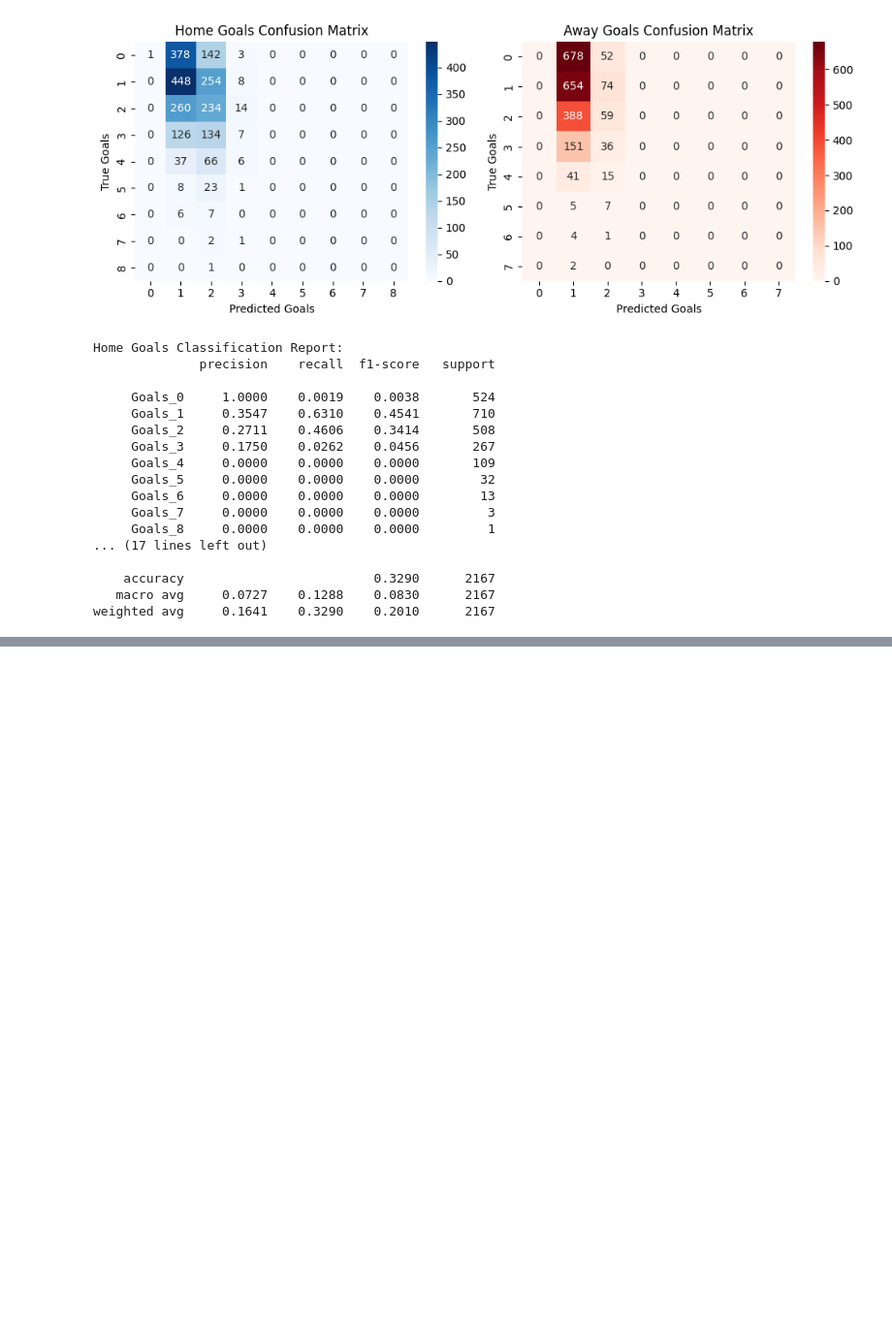
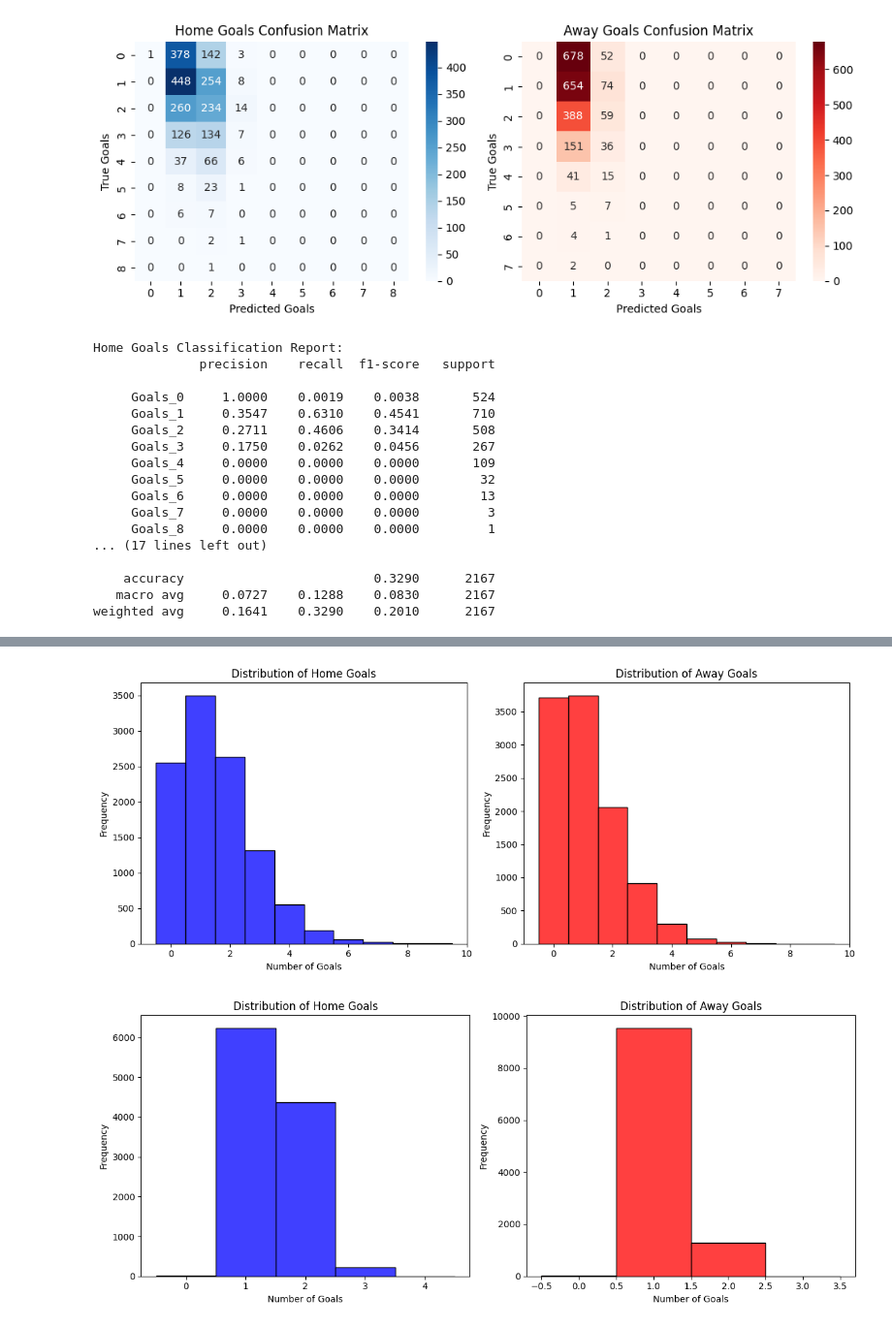
Before and after one commit to Mandchouno/PL-prediction, a Jupyter notebook: PL-Classifier/FFNN_results_pred.ipynb, the cells around one changed output, grey strips where cells are left out. Shown at 97% size. Drawn from its saved outputs; the diff is of its cells as text; code cells hidden in the pictures; blank space fills up the shorter version.

Commit message:
Comparision of frequency of goals

```diff
--- a/PL-Classifier/FFNN_results_pred.ipynb
+++ b/PL-Classifier/FFNN_results_pred.ipynb
@@ -375,18 +375,16 @@ new_data = df_matches.copy()
 # Predict for new data
 new_data_scaled = scaler.transform(new_data[feature_cols].values)
 home_pred_new, away_pred_new = model.predict(new_data_scaled)
+# home_pred_new, away_pred_new = model.predict(new_data_scaled)
 
 # Round to integers and add to DataFrame
-new_data['Predicted_HomeGoals'] = np.round(home_pred_new).flatten().astype(int)
-new_data['Predicted_AwayGoals'] = np.round(away_pred_new).flatten().astype(int)
+new_data['HomeGoals'] = np.round(home_pred_new).flatten().astype(int)
+new_data['AwayGoals'] = np.round(away_pred_new).flatten().astype(int)
 
 # Save to CSV
-new_data[['HomeTeam', 'AwayTeam', 'Predicted_HomeGoals', 'Predicted_AwayGoals']].to_csv(
-    'match_goals_predictions.csv',
-    index=False
-)
+new_data.to_csv('match_goals_predictions.csv', index=False)
 
 # Preview
-print(new_data[['HomeTeam', 'AwayTeam', 'Predicted_HomeGoals', 'Predicted_AwayGoals']].head())
+print(new_data[['HomeTeam', 'AwayTeam', 'HomeGoals', 'AwayGoals']].head())
 # %% [output]
 339/339 [==============================] - 0s 1ms/step
@@ -398,0 +397,41 @@ print(new_data[['HomeTeam', 'AwayTeam', 'Predicted_HomeGoals', 'Predicted_AwayGo
+# %%
+plt.figure(figsize=(12, 5))
+
+# Plot Home Goals
+plt.subplot(1, 2, 1)
+sns.histplot(df_matches['HomeGoals'], bins=range(0, df_matches['HomeGoals'].max() + 2), discrete=True, color='blue')
+plt.title('Distribution of Home Goals')
+plt.xlabel('Number of Goals')
+plt.ylabel('Frequency')
+
+# Plot Away Goals
+plt.subplot(1, 2, 2)
+sns.histplot(df_matches['AwayGoals'], bins=range(0, df_matches['AwayGoals'].max() + 2), discrete=True, color='red')
+plt.title('Distribution of Away Goals')
+plt.xlabel('Number of Goals')
+plt.ylabel('Frequency')
+
+plt.tight_layout()
+plt.show()
+
+plt.figure(figsize=(12, 5))
+
+# Plot Home Goals
+plt.subplot(1, 2, 1)
+sns.histplot(new_data['HomeGoals'], bins=range(0, new_data['HomeGoals'].max() + 2), discrete=True, color='blue')
+plt.title('Distribution of Home Goals')
+plt.xlabel('Number of Goals')
+plt.ylabel('Frequency')
+
+# Plot Away Goals
+plt.subplot(1, 2, 2)
+sns.histplot(new_data['AwayGoals'], bins=range(0, new_data['AwayGoals'].max() + 2), discrete=True, color='red')
+plt.title('Distribution of Away Goals')
+plt.xlabel('Number of Goals')
+plt.ylabel('Frequency')
+
+plt.tight_layout()
+plt.show()
+# %% [output]
+[figure, added]
+[figure, added]
```
Also changed, not shown: parts of 1 cell of this notebook.
